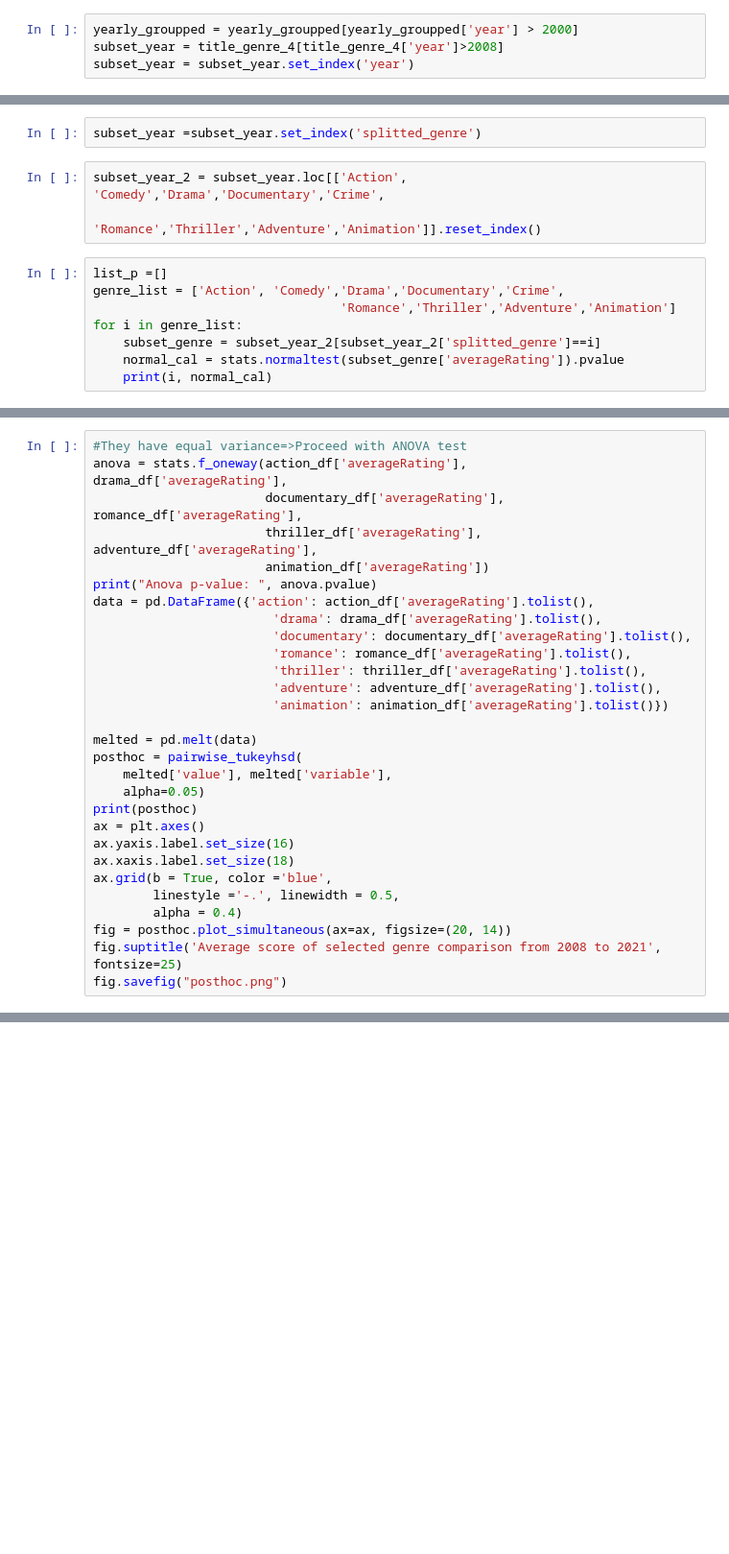
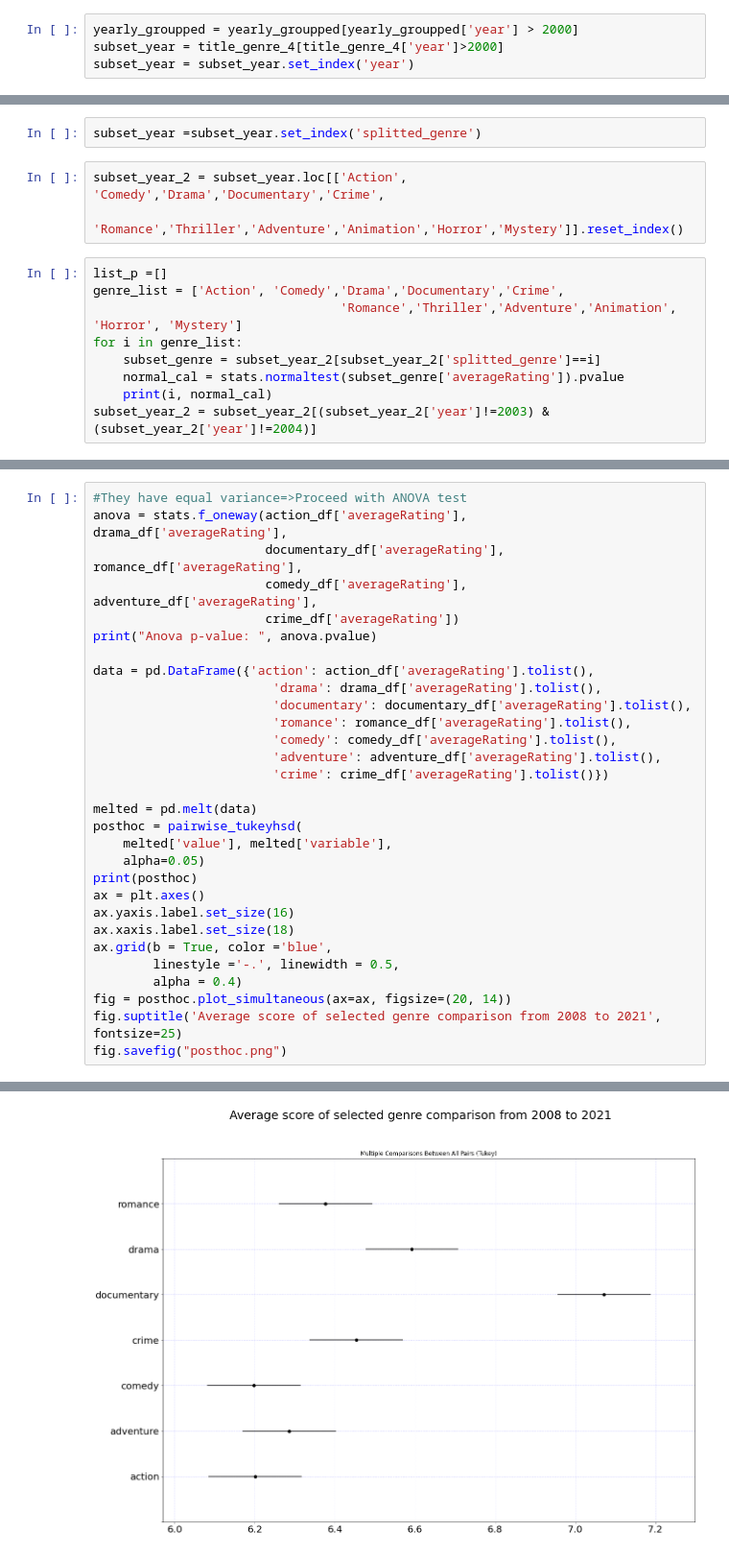
Before and after one commit to johnnminh/CMPT353-Netflix-Data, a Jupyter notebook: genre_analyzing.ipynb, the cells around one changed output, grey strips where cells are left out. Shown at 96% size. Cells and saved outputs as stored; diff of their text form; blank space fills up the shorter version.

```diff
--- a/genre_analyzing.ipynb
+++ b/genre_analyzing.ipynb
@@ -55,7 +75,7 @@ title_genre_4 = title_genre_4.explode('splitted_genre')
 yearly_groupped = title_genre_4.groupby('year').size().reset_index(name = 'count')
 # %%
 yearly_groupped = yearly_groupped[yearly_groupped['year'] > 2000]
-subset_year = title_genre_4[title_genre_4['year']>2008]
+subset_year = title_genre_4[title_genre_4['year']>2000]
 subset_year = subset_year.set_index('year')
 # %%
 subset_year = subset_year.groupby(['splitted_genre','year'])['averageRating'].mean().reset_index()
@@ -63,12 +83,13 @@ subset_year = subset_year.groupby(['splitted_genre','year'])['averageRating'].me
 subset_year =subset_year.set_index('splitted_genre')
 # %%
 subset_year_2 = subset_year.loc[['Action', 'Comedy','Drama','Documentary','Crime',
-                                 'Romance','Thriller','Adventure','Animation']].reset_index()
+                                 'Romance','Thriller','Adventure','Animation','Horror','Mystery']].reset_index()
 # %%
 list_p =[]
 genre_list = ['Action', 'Comedy','Drama','Documentary','Crime',
-                                 'Romance','Thriller','Adventure','Animation']
+                                 'Romance','Thriller','Adventure','Animation', 'Horror', 'Mystery']
 for i in genre_list:
     subset_genre = subset_year_2[subset_year_2['splitted_genre']==i]
     normal_cal = stats.normaltest(subset_genre['averageRating']).pvalue
     print(i, normal_cal)
+subset_year_2 = subset_year_2[(subset_year_2['year']!=2003) & (subset_year_2['year']!=2004)]
@@ -98,16 +125,17 @@ print(initial_levene_p)
 #They have equal variance=>Proceed with ANOVA test
 anova = stats.f_oneway(action_df['averageRating'],      drama_df['averageRating'],
                        documentary_df['averageRating'], romance_df['averageRating'],
-                       thriller_df['averageRating'],     adventure_df['averageRating'],
-                       animation_df['averageRating'])
+                       comedy_df['averageRating'],     adventure_df['averageRating'],
+                       crime_df['averageRating'])
 print("Anova p-value: ", anova.pvalue)
+
 data = pd.DataFrame({'action': action_df['averageRating'].tolist(),
                         'drama': drama_df['averageRating'].tolist(),
                         'documentary': documentary_df['averageRating'].tolist(),
                         'romance': romance_df['averageRating'].tolist(),
-                        'thriller': thriller_df['averageRating'].tolist(),
+                        'comedy': comedy_df['averageRating'].tolist(),
                         'adventure': adventure_df['averageRating'].tolist(),
-                        'animation': animation_df['averageRating'].tolist()})
+                        'crime': crime_df['averageRating'].tolist()})
 
 melted = pd.melt(data)
 posthoc = pairwise_tukeyhsd(
@@ -123,3 +151,4 @@ ax.grid(b = True, color ='blue',
 fig = posthoc.plot_simultaneous(ax=ax, figsize=(20, 14))
 fig.suptitle('Average score of selected genre comparison from 2008 to 2021', fontsize=25)
 fig.savefig("posthoc.png")
+# %% [output]
@@ -125,0 +172 @@ fig.savefig("posthoc.png")
+[figure, added]
```
Also changed, not shown: parts of 7 cells of this notebook, 1 other file.
